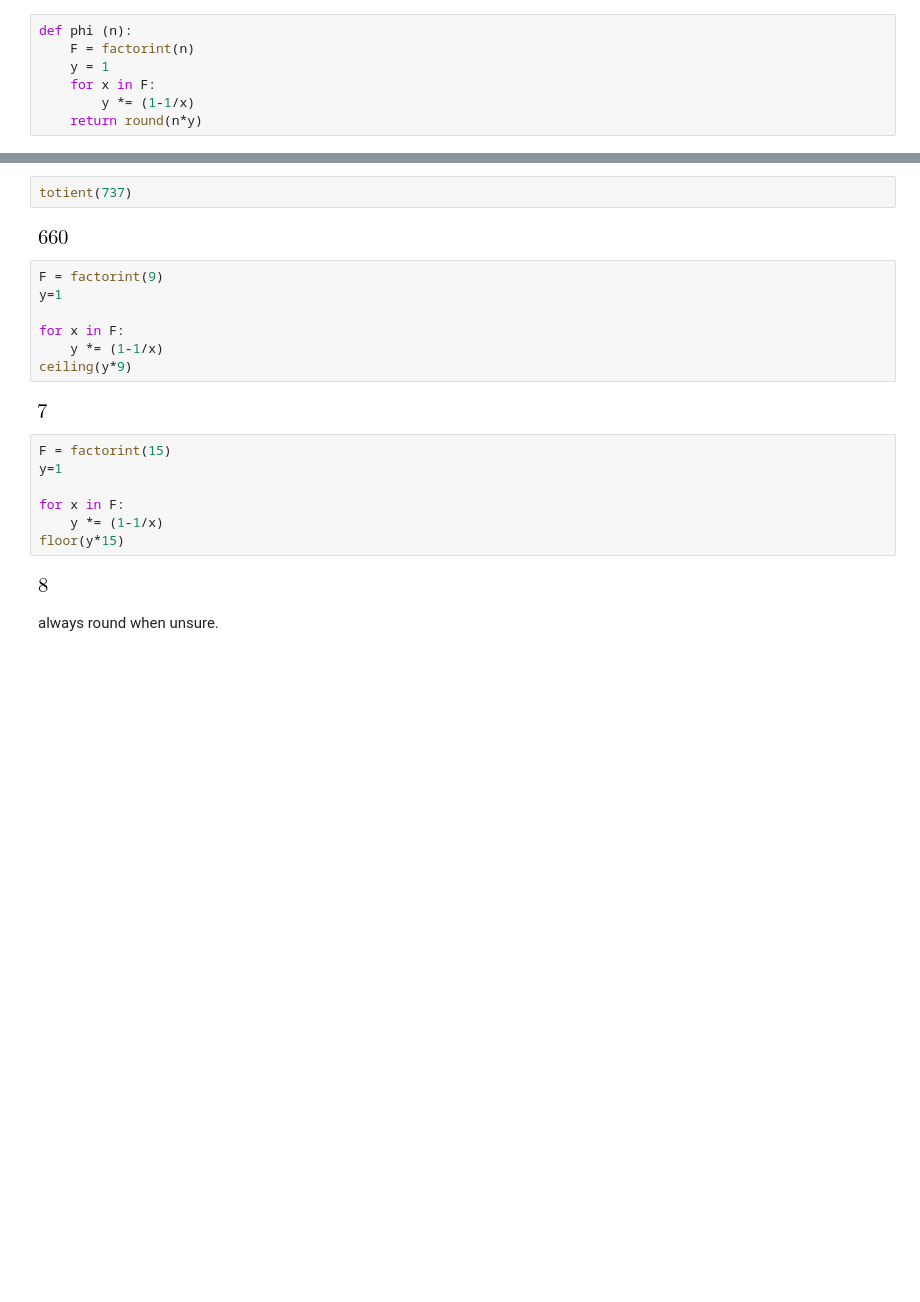
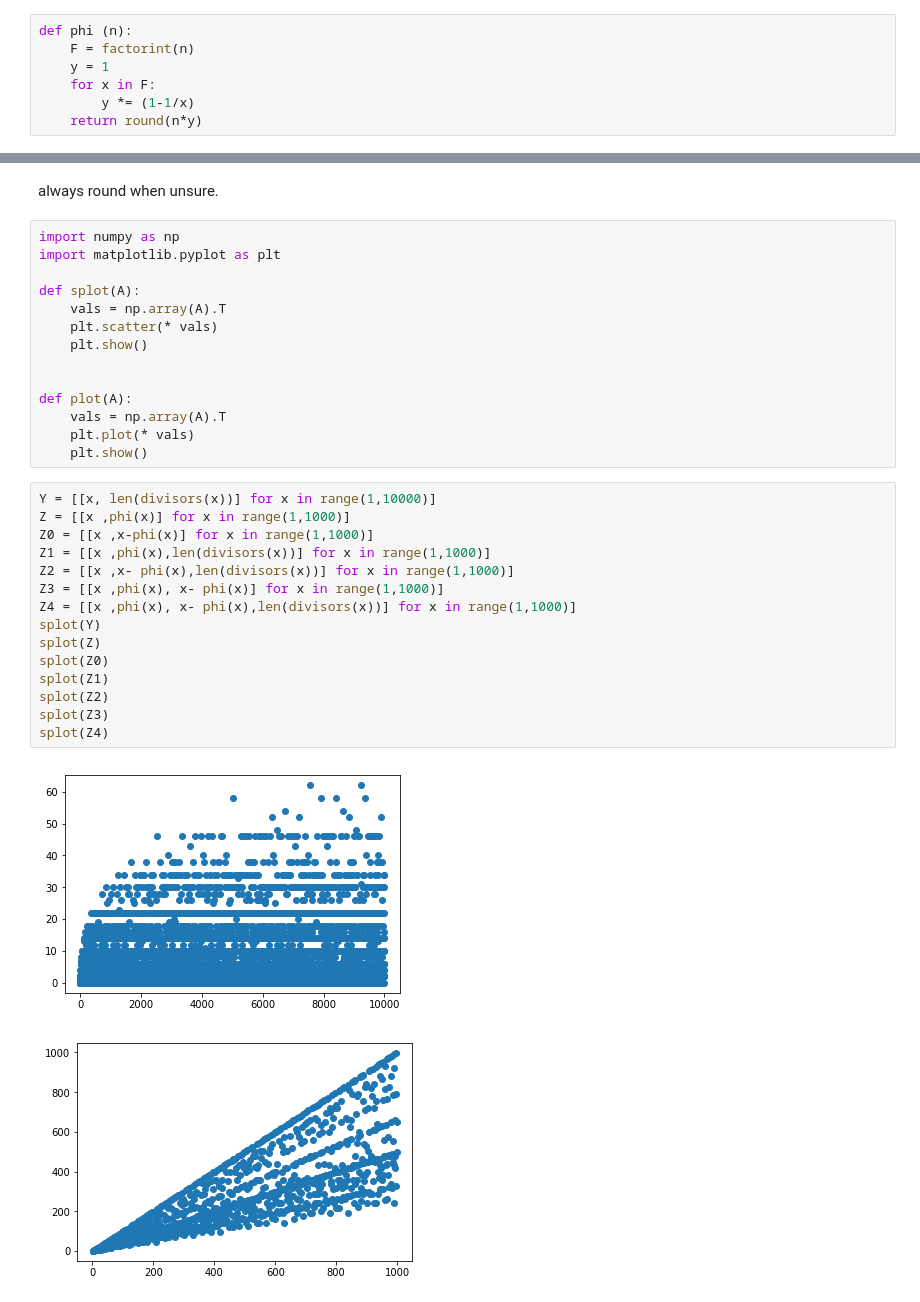
Before and after one commit to rjacuna/Numbers, a Jupyter notebook: hw5/5.ipynb, the cells around one changed output, grey strips where cells are left out. Cells and saved outputs as stored; diff of their text form; blank space fills up the shorter version.

```diff
--- a/hw5/5.ipynb
+++ b/hw5/5.ipynb
@@ -206,24 +118,34 @@ phi(737)
-# %%
-totient(737)
-# %% [output]
-[figure, removed]
-# %%
-F = factorint(9)
-y=1
-
-for x in F:
-    y *= (1-1/x)
-ceiling(y*9)
-# %% [output]
-[figure, removed]
-# %%
-F = factorint(15)
-y=1
-
-for x in F:
-    y *= (1-1/x)
-floor(y*15)
-# %% [output]
-[figure, removed]
 # %% [markdown]
 always round when unsure.
+# %%
+import numpy as np
+import matplotlib.pyplot as plt
+
+def splot(A):
+    vals = np.array(A).T
+    plt.scatter(* vals)
+    plt.show()
+
+
+def plot(A):
+    vals = np.array(A).T
+    plt.plot(* vals)
+    plt.show()
+# %%
+Y = [[x, len(divisors(x))] for x in range(1,10000)]
+Z = [[x ,phi(x)] for x in range(1,1000)]
+Z0 = [[x ,x-phi(x)] for x in range(1,1000)]
+Z1 = [[x ,phi(x),len(divisors(x))] for x in range(1,1000)]
+Z2 = [[x ,x- phi(x),len(divisors(x))] for x in range(1,1000)]
+Z3 = [[x ,phi(x), x- phi(x)] for x in range(1,1000)]
+Z4 = [[x ,phi(x), x- phi(x),len(divisors(x))] for x in range(1,1000)]
+splot(Y)
+splot(Z)
+splot(Z0)
+splot(Z1)
+splot(Z2)
+splot(Z3)
+splot(Z4)
+# %% [output]
+[figure, added]
+[figure, added]
```
Also changed, not shown: parts of 36 cells of this notebook, 3 other files.
